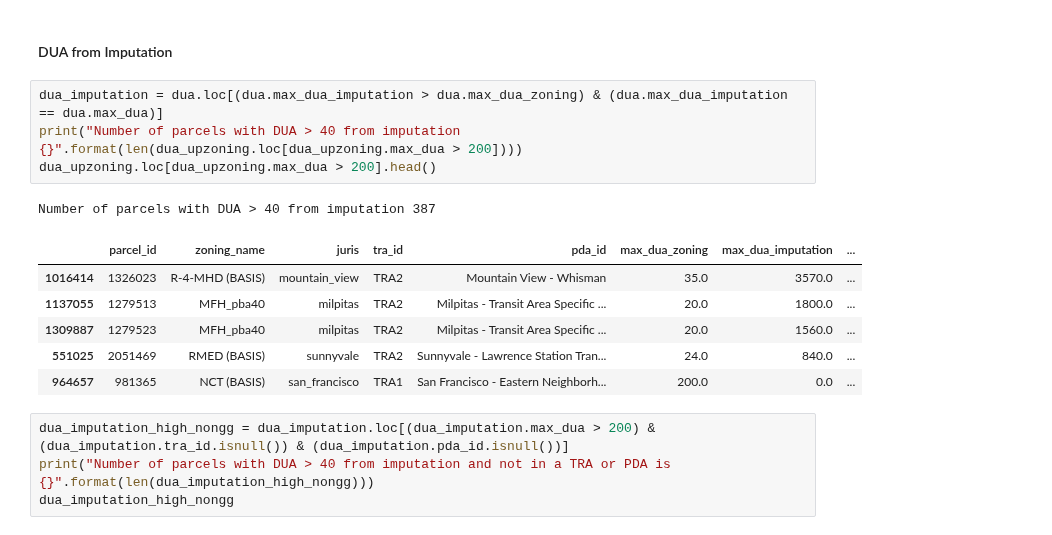
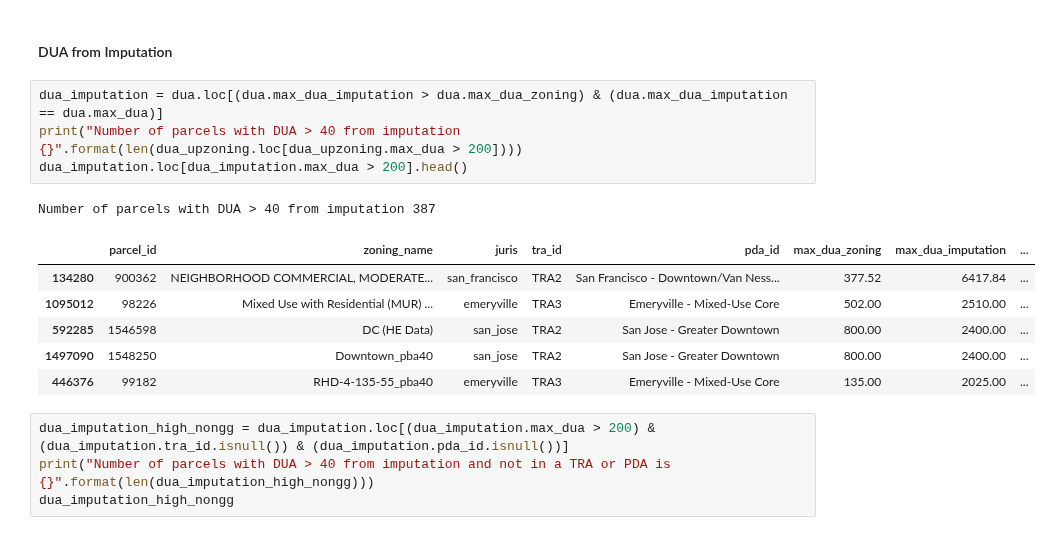
Before and after one commit to BayAreaMetro/bayarea_urbansim, a Jupyter notebook: scripts/zoning_qaqc_pba50plus.ipynb, the cells around one changed output. Drawn from its saved outputs; the diff is of its cells as text.

Commit message:
fix table shown in zoning qaqc

```diff
--- a/scripts/zoning_qaqc_pba50plus.ipynb
+++ b/scripts/zoning_qaqc_pba50plus.ipynb
@@ -88,15 +88,15 @@ Number of parcels with upzoning > 200 but not in a TRA or PDA is 5
 # %%
 dua_imputation = dua.loc[(dua.max_dua_imputation > dua.max_dua_zoning) & (dua.max_dua_imputation == dua.max_dua)]
 print("Number of parcels with DUA > 40 from imputation {}".format(len(dua_upzoning.loc[dua_upzoning.max_dua > 200])))
-dua_upzoning.loc[dua_upzoning.max_dua > 200].head()
+dua_imputation.loc[dua_imputation.max_dua > 200].head()
 # %% [output]
 Number of parcels with DUA > 40 from imputation 387
 |  | parcel_id | zoning_name | juris | tra_id | pda_id | max_dua_zoning | max_dua_imputation | ... |
-| 1016414 | 1326023 | R-4-MHD (BASIS) | mountain_view | TRA2 | Mountain View - Whisman | 35.0 | 3570.0 | ... |
-| 1137055 | 1279513 | MFH_pba40 | milpitas | TRA2 | Milpitas - Transit Area Specific ... | 20.0 | 1800.0 | ... |
-| 1309887 | 1279523 | MFH_pba40 | milpitas | TRA2 | Milpitas - Transit Area Specific ... | 20.0 | 1560.0 | ... |
-| 551025 | 2051469 | RMED (BASIS) | sunnyvale | TRA2 | Sunnyvale - Lawrence Station Tran... | 24.0 | 840.0 | ... |
-| 964657 | 981365 | NCT (BASIS) | san_francisco | TRA1 | San Francisco - Eastern Neighborh... | 200.0 | 0.0 | ... |
+| 134280 | 900362 | NEIGHBORHOOD COMMERCIAL, MODERATE... | san_francisco | TRA2 | San Francisco - Downtown/Van Ness... | 377.52 | 6417.84 | ... |
+| 1095012 | 98226 | Mixed Use with Residential (MUR) ... | emeryville | TRA3 | Emeryville - Mixed-Use Core | 502.00 | 2510.00 | ... |
+| 592285 | 1546598 | DC (HE Data) | san_jose | TRA2 | San Jose - Greater Downtown | 800.00 | 2400.00 | ... |
+| 1497090 | 1548250 | Downtown_pba40 | san_jose | TRA2 | San Jose - Greater Downtown | 800.00 | 2400.00 | ... |
+| 446376 | 99182 | RHD-4-135-55_pba40 | emeryville | TRA3 | Emeryville - Mixed-Use Core | 135.00 | 2025.00 | ... |
 # %%
 dua_imputation_high_nongg = dua_imputation.loc[(dua_imputation.max_dua > 200) & (dua_imputation.tra_id.isnull()) & (dua_imputation.pda_id.isnull())]
 print("Number of parcels with DUA > 40 from imputation and not in a TRA or PDA is {}".format(len(dua_imputation_high_nongg)))
```
Also changed, not shown: parts of 2 cells of this notebook.
